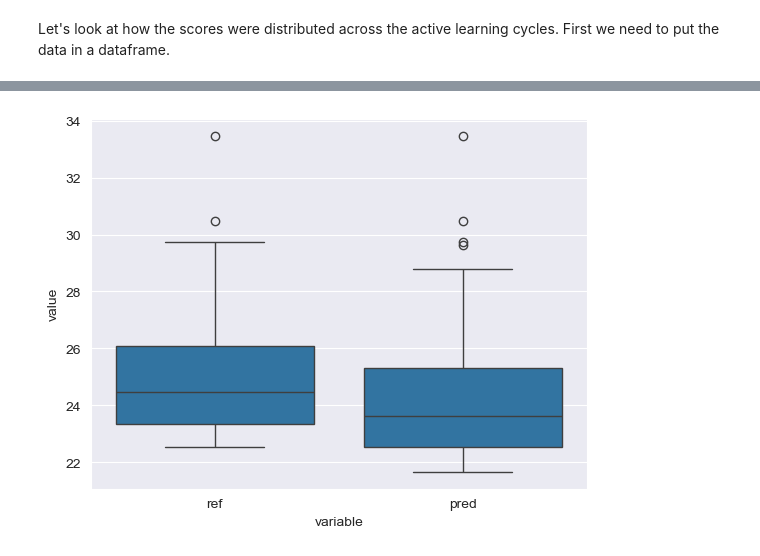
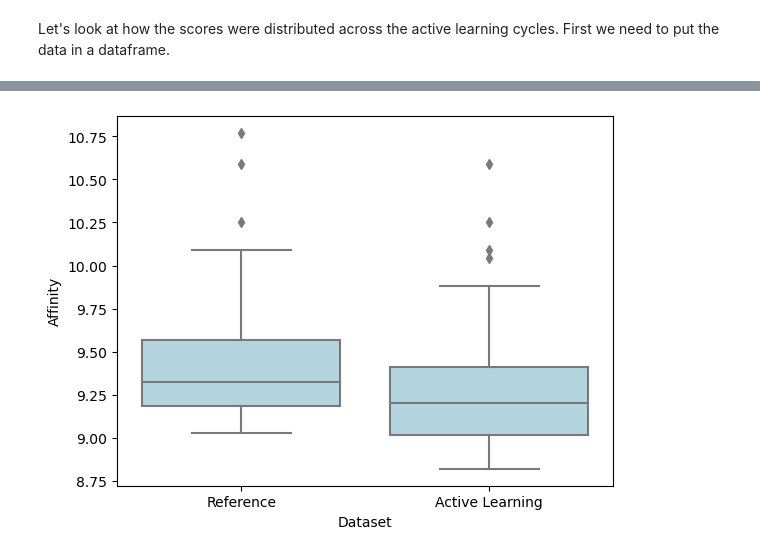
Before and after one commit to PatWalters/active_learning_tutorials, a Jupyter notebook: active_regression.ipynb, the cells around one changed output, grey strips where cells are left out. Saved outputs shown, nothing was run; the diff lists cells and outputs as text; code cells hidden in the pictures.

```diff
--- a/active_regression.ipynb
+++ b/active_regression.ipynb
@@ -84,3 +89,5 @@ adf
+# %%
+df["LigandId"] = range(0,len(df))
 # %% [markdown]
 Add an RDKit molecule column to the dataframe.
 # %%
@@ -167,7 +213,12 @@ Now let's plot the distributions for the top 100 molecules vs the top 100 found
-# %%
-pred = sorted(np.array(val_list).flatten(), reverse=True)[:100]
-ref = sorted(df.dG.values, reverse=True)[:100]
-plot_df = pd.DataFrame({"ref": ref, "pred": pred})
-sns.boxplot(x="variable", y="value", data=plot_df.melt());
-# %% [output]
-[figure, removed]
+# %%
+# Get a dataframe with the top 100 reference molecules
+ref_top_100 = ref_df.sort_values("affinity",ascending=False).head(100).copy()
+ref_top_100['Dataset'] = 'Reference'
+# Get a dataframe with top 100 molecules predicted by active learning
+pred_top_100 = res_df.sort_values("affinity",ascending=False).head(100).copy()
+pred_top_100['Dataset'] = 'Active Learning'
+# Make a boxplot comparing the scores of the top 100 molecules
+ax = sns.boxplot(x="Dataset", y="affinity", data=pd.concat([ref_top_100,pred_top_100]),color="lightblue");
+ax.set_ylabel("Affinity");
+# %% [output]
+[figure, added]
```
Also changed, not shown: parts of 26 cells of this notebook, 1 other file.
